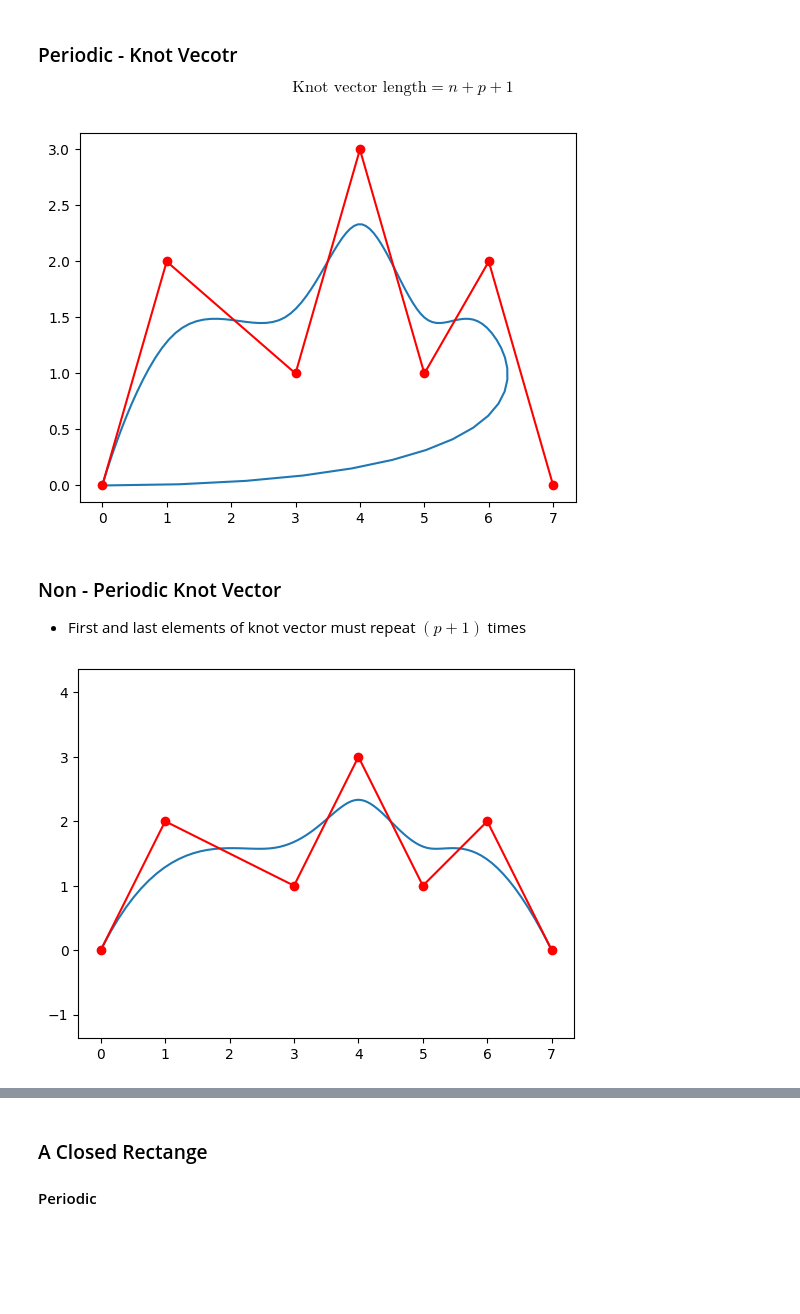
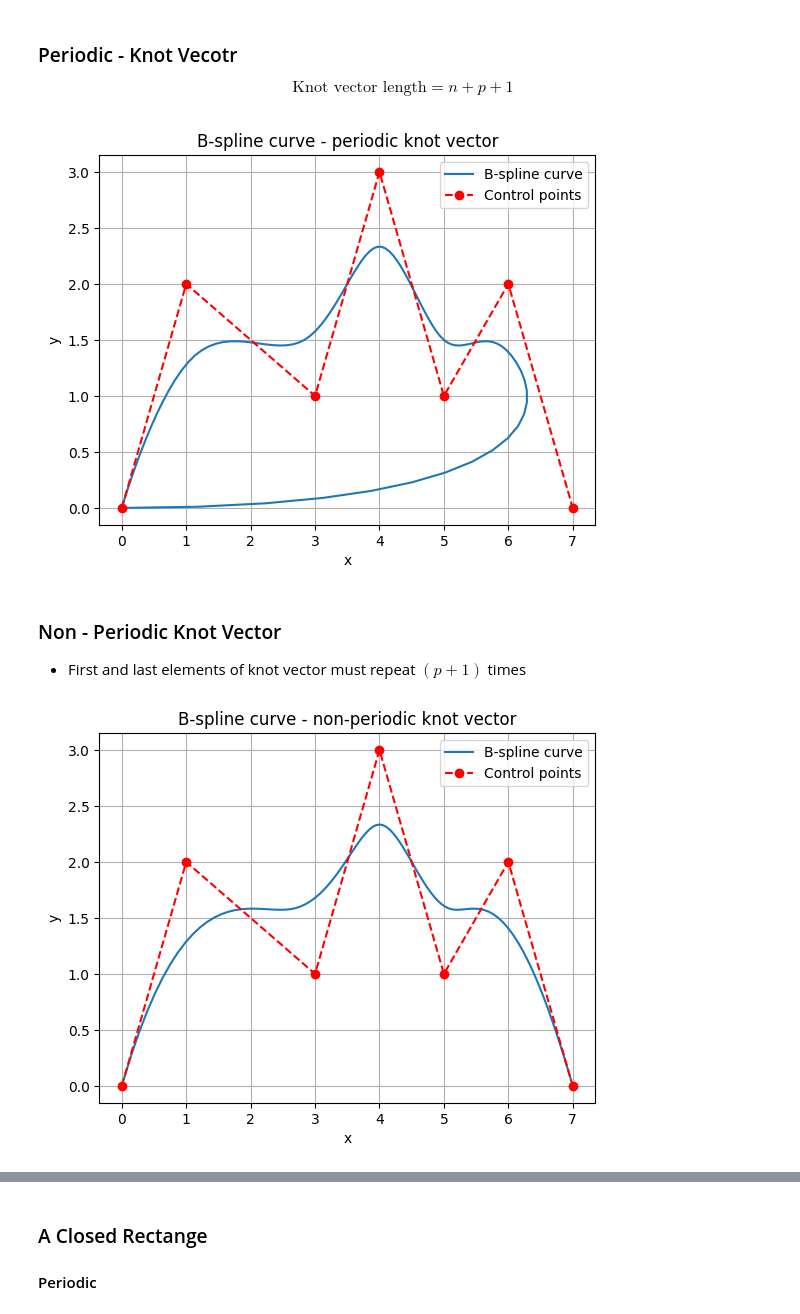
Before and after one commit to Nuwantha005/Beizer-Curves-trbogen, a Jupyter notebook: B_Splines.ipynb, the cells around one changed output, grey strips where cells are left out. Drawn from its saved outputs; the diff is of its cells as text; code cells hidden in the pictures; blank space fills up the shorter version.

```diff
--- a/B_Splines.ipynb
+++ b/B_Splines.ipynb
@@ -31,21 +31,26 @@ $$ \text{Knot vector length} = n + p + 1$$
 # %%
 # Control points
 C = np.array([[0,0],[1,2],[3,1],[4,3],[5,1],[6,2],[7,0]])
 
-# Non periodic Knot vector
+# periodic Knot vector
 T = [0,0,0,1,2,3,4,5,6,6,6]
 
 # Plot B-spline curve
 t = np.linspace(0,6,100)
 x = [S(i,3,T,C[:,0]) for i in t]
 y = [S(i,3,T,C[:,1]) for i in t]
 
 plt.plot(x,y)
 # Plot control points with connecting lines
-plt.plot(C[:,0],C[:,1],'ro-')
+plt.plot(C[:,0],C[:,1],'ro--')
+plt.grid(True)
+plt.title('B-spline curve - periodic knot vector')
+plt.xlabel('x')
+plt.ylabel('y')
+plt.legend(['B-spline curve','Control points'])
 plt.show()
 # %% [output]
-[figure, old version]
+[figure, new version]
 # %% [markdown]
 ### Non - Periodic Knot Vector
 
@@ -64,8 +69,12 @@ y = [S(i, 3, T, C[:,1]) for i in t]
 
 plt.plot(x, y)
 # Plot control points with connecting lines
-plt.plot(C[:,0], C[:,1], 'ro-')
-plt.axis('equal')
+plt.plot(C[:,0], C[:,1], 'ro--')
+plt.grid(True)
+plt.title('B-spline curve - non-periodic knot vector')
+plt.xlabel('x')
+plt.ylabel('y')
+plt.legend(['B-spline curve', 'Control points'])
 plt.show()
 # %% [output]
-[figure, old version]
+[figure, new version]
```
Also changed, not shown: parts of 2 cells of this notebook, 3 other files.
